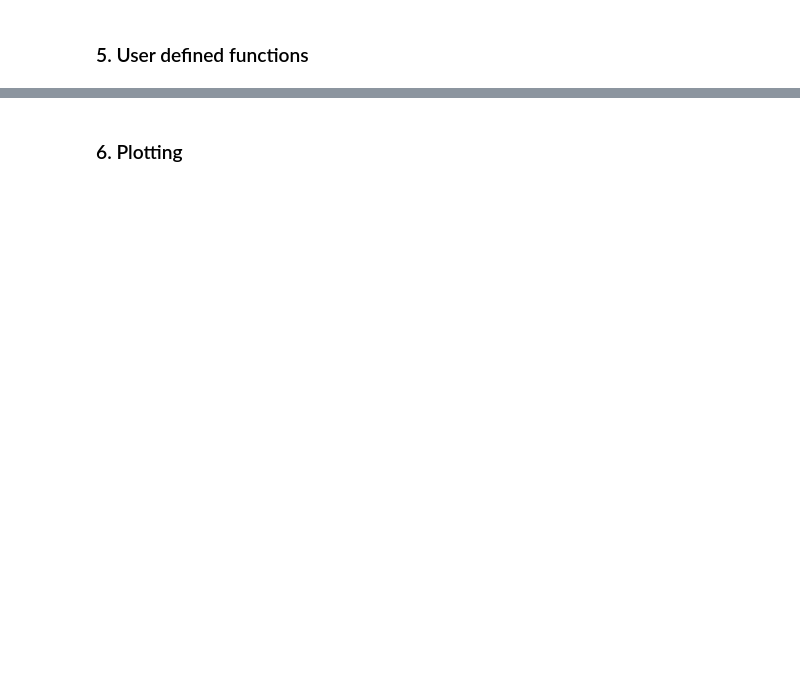
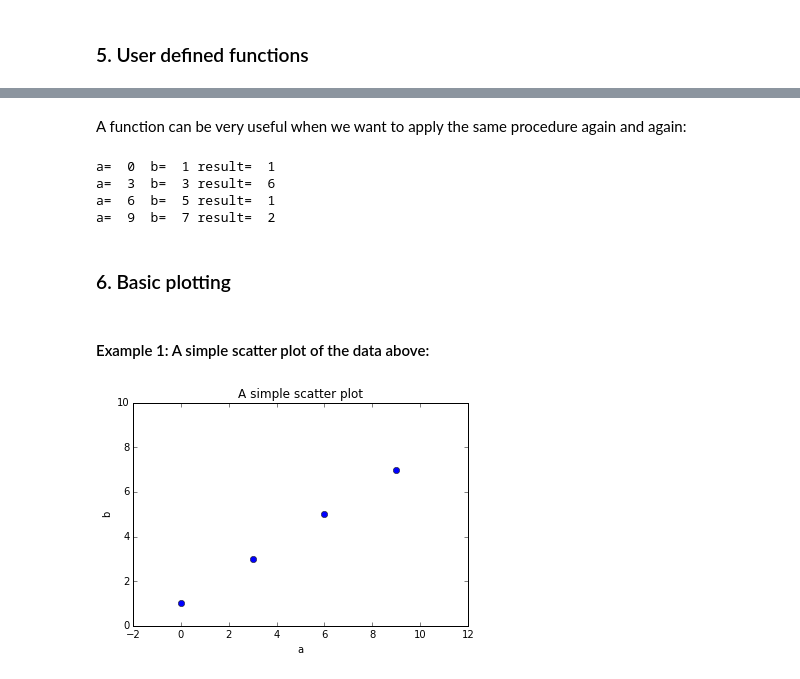
Before and after one commit to OttoStruve/A_quick_intro_to_Python_for_Astronomers, a Jupyter notebook: Intro_to_Pyton_for_Astronomers.ipynb, the cells around one changed output, grey strips where cells are left out. Saved outputs shown, nothing was run; the diff lists cells and outputs as text; code cells hidden in the pictures; blank space fills up the shorter version.

```diff
--- a/Intro_to_Pyton_for_Astronomers.ipynb
+++ b/Intro_to_Pyton_for_Astronomers.ipynb
@@ -103,2 +172,15 @@ print b[0,:]
+# %% [markdown]
+A function can be very useful when we want to apply the same procedure again and again:
+# %%
+a = [0,3,6,9]
+b = [1,3,5,7]
+
+for i in range(0,4):
+    print 'a= ', a[i], ' b= ', b[i], 'result= ', addminus(a[i],b[i])
+# %% [output]
+a=  0  b=  1 result=  1
+a=  3  b=  3 result=  6
+a=  6  b=  5 result=  1
+a=  9  b=  7 result=  2
 # %% [markdown]
-### 6. Plotting
+### 6. Basic plotting
@@ -106,0 +187,14 @@ print b[0,:]
+# %% [markdown]
+#### Example 1: A simple scatter plot of the data above:
+# %%
+import matplotlib.pyplot as plt
+%matplotlib inline
+
+plt.plot(a,b,'o')
+plt.xlabel('a')
+plt.ylabel('b')
+plt.title('A simple scatter plot')
+plt.axis([-2,12,0,10]) #set the range of axis
+plt.show()
+# %% [output]
+[figure, added]
```
Also changed, not shown: parts of 41 cells of this notebook, 3 other files.
